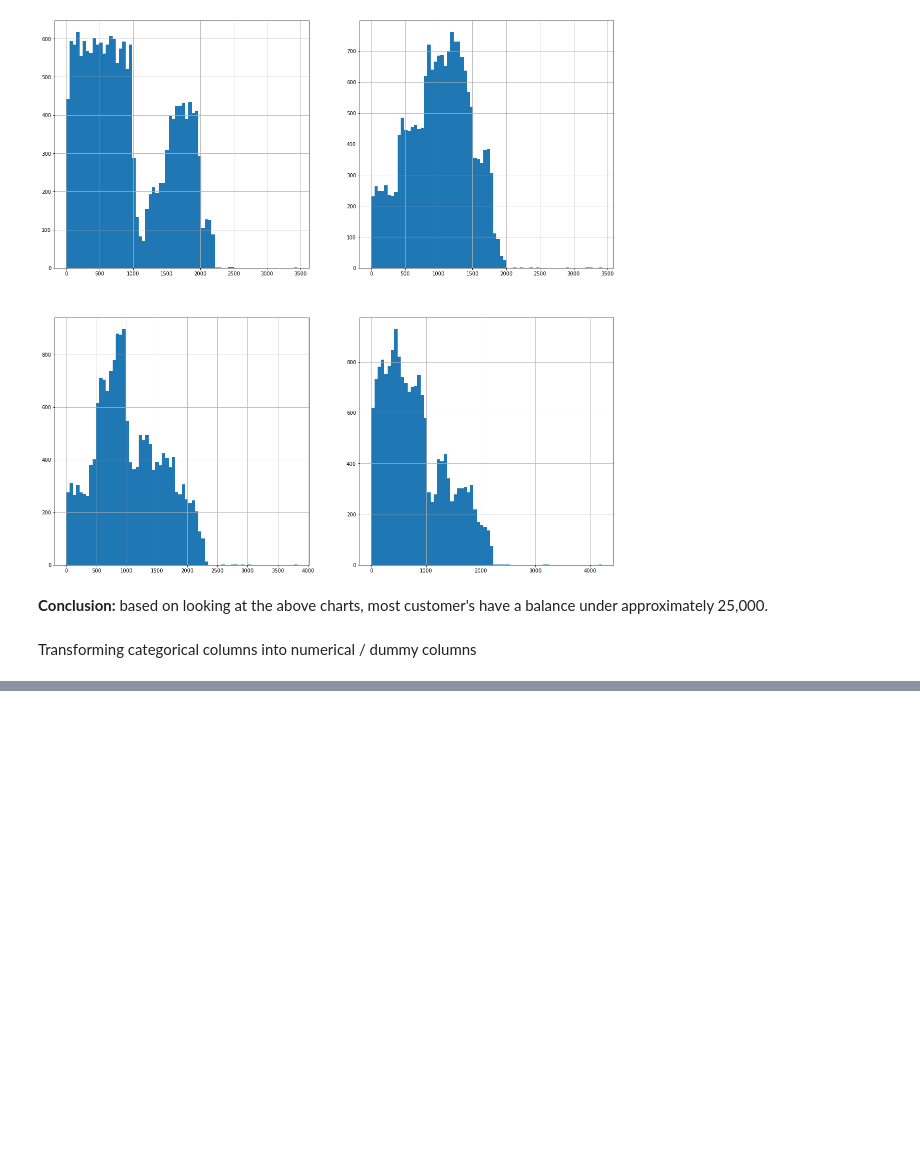
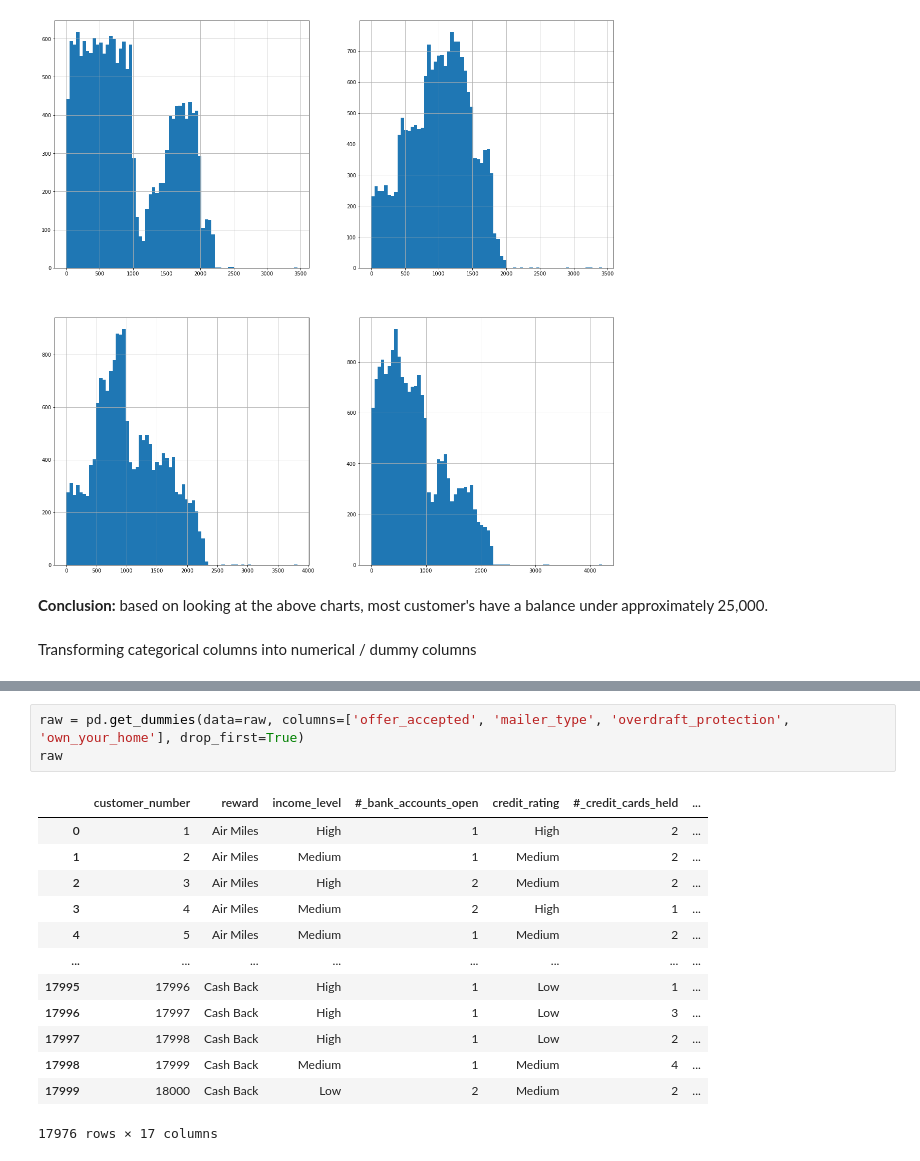
Before and after one commit to zsborsos/data_mid_bootcamp_project_classification, a Jupyter notebook: notebooks/22022022_classification project_ZB.ipynb, the cells around one changed output, grey strips where cells are left out. Drawn from its saved outputs; the diff is of its cells as text; blank space fills up the shorter version.

```diff
--- a/notebooks/22022022_classification project_ZB.ipynb
+++ b/notebooks/22022022_classification project_ZB.ipynb
@@ -401,0 +462,17 @@ Transforming categorical columns into numerical / dummy columns
+# %%
+raw = pd.get_dummies(data=raw, columns=['offer_accepted', 'mailer_type', 'overdraft_protection', 'own_your_home'], drop_first=True)
+raw
+# %% [output]
+|  | customer_number | reward | income_level | #_bank_accounts_open | credit_rating | #_credit_cards_held | ... |
+| 0 | 1 | Air Miles | High | 1 | High | 2 | ... |
+| 1 | 2 | Air Miles | Medium | 1 | Medium | 2 | ... |
+| 2 | 3 | Air Miles | High | 2 | Medium | 2 | ... |
+| 3 | 4 | Air Miles | Medium | 2 | High | 1 | ... |
+| 4 | 5 | Air Miles | Medium | 1 | Medium | 2 | ... |
+| ... | ... | ... | ... | ... | ... | ... | ... |
+| 17995 | 17996 | Cash Back | High | 1 | Low | 1 | ... |
+| 17996 | 17997 | Cash Back | High | 1 | Low | 3 | ... |
+| 17997 | 17998 | Cash Back | High | 1 | Low | 2 | ... |
+| 17998 | 17999 | Cash Back | Medium | 1 | Medium | 4 | ... |
+| 17999 | 18000 | Cash Back | Low | 2 | Medium | 2 | ... |
+17976 rows × 17 columns
```
Also changed, not shown: parts of 42 cells of this notebook, 1 other file.
